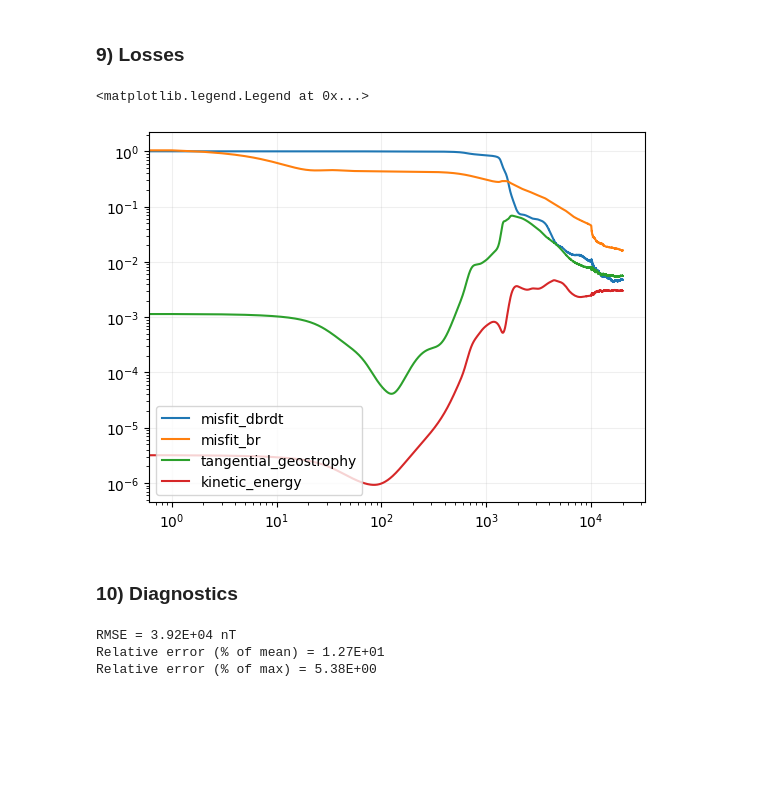
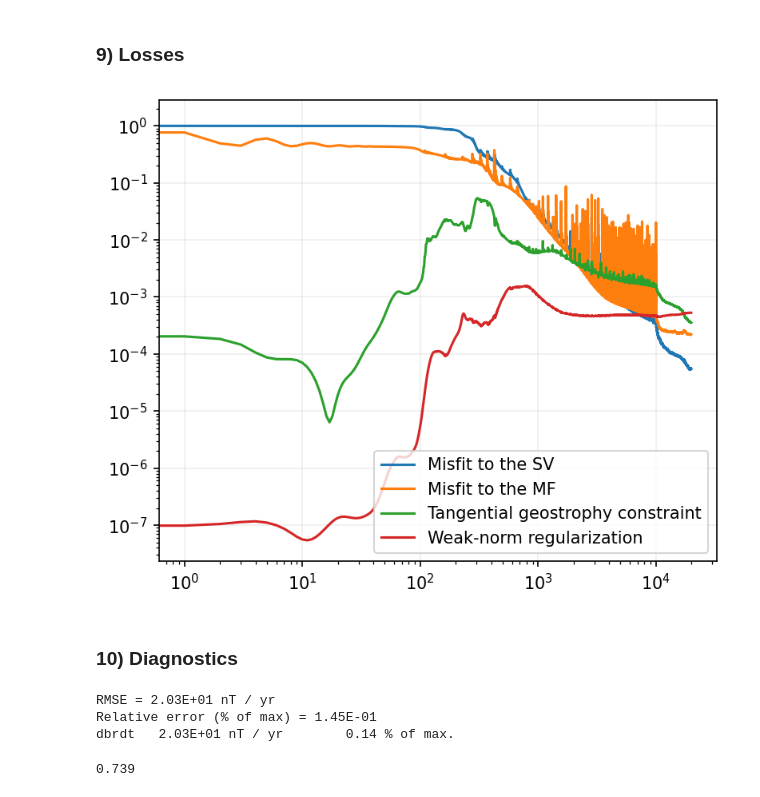
Before and after one commit to RomainClaveau/pygeopinn, a Jupyter notebook: PiNNs.ipynb, the cells around one changed output. Cells and saved outputs as stored; diff of their text form; code cells hidden in the pictures; blank space fills up the shorter version.

```diff
--- a/PiNNs.ipynb
+++ b/PiNNs.ipynb
@@ -43,8 +43,8 @@ time_of_study: int = 2020       # Time of the study
 number_of_inputs: int = 2       # Number of input variables (θ and φ angles)
 number_of_outputs: int = 3      # Number of output variables (uθ, uφ, br)
 
-number_of_layers: int = 1       # Number of layers
-number_of_neurons: int = 16     # Number of neurons
+number_of_layers: int = 5       # Number of layers
+number_of_neurons: int = 64     # Number of neurons
 
 number_epochs: int = 10000      # Number of epochs
 
@@ -55,9 +55,9 @@ grid_size: int = 3              # Using 3deg per 3deg grid
 
 patch: tuple = (5, 85, 5, 85)   # Defining the patch
 
-use_synthetic_sv: bool = False  # Do we use a synthetic SV?
+use_synthetic_sv: bool = True   # Do we use a synthetic SV?
 
-losses: dict = {                # The different losses to use (available: misfit_dbrdt, misfit_br, tangential_geostrophy, kinetic_energy, vorticity)
+losses: dict = {                # The different losses to use (available: misfit_dbrdt, misfit_br, tangential_geostrophy, weak_norm, vorticity)
     "misfit_dbrdt": 1,
     "misfit_br": 1,
     "tangential_geostrophy": 1e4,
@@ -212,7 +212,7 @@ idx_phi_max = None if idx_phi_max + 1 == len(phis_deg) else idx_phi_max + 1
 
 # Defining the slices (to ease the notation afterwards)
 slice_thetas = slice(idx_theta_min, idx_theta_max, 1)
-slice_phis = slice(idx_phi_min, idx_theta_max, 1)
+slice_phis = slice(idx_phi_min, idx_phi_max, 1)
 
 # Creating the grid
 thetas_grid, phis_grid = numpy.meshgrid(thetas, phis, indexing="ij")
@@ -480,6 +483,6 @@ predictions = {
 # %%
 # The name of the quantity we want to map
-name = "br"
+name = "dbrdt"
 # %%
 # Defining the grid in longitudes and latitudes
 latitudes = pygeo.convertThetasToLatitudes(thetas)
@@ -535,31 +570,61 @@ fig.tight_layout()
 # %% [markdown]
 ### 9) Losses
 # %%
+labels = {
+    "misfit_dbrdt": "Misfit to the SV",
+    "misfit_br": "Misfit to the MF",
+    "tangential_geostrophy": "Tangential geostrophy constraint",
+    "kinetic_energy": "Weak-norm regularization"
+}
+
+fig, ax = plt.subplots(1, 1, figsize=(6, 5), dpi=150)
+
 for name in saved_losses:
-    plt.loglog(saved_losses[name], label=name)
+    ax.loglog(saved_losses[name], label=labels[name])
 
-plt.grid(alpha=0.2)
-plt.legend()
+ax.grid(alpha=0.2)
+ax.legend()
+
+fig.savefig(f"{folder}losses.png")
 # %% [output]
-<matplotlib.legend.Legend at 0x...>
-[figure, old version]
+[figure, new version]
 # %% [markdown]
 ### 10) Diagnostics
 # %%
-name = "br"
+name = "dbrdt"
 
 obs = observations[name][slice_thetas, slice_phis]
 pred = predictions[name]
 Δ = numpy.abs(obs - pred)
 
 rmse = numpy.sqrt(numpy.mean(Δ**2))
-re_mean = 100 * numpy.sqrt((Δ**2).mean() / (obs**2).mean())
-re_max = 100 * numpy.sqrt((Δ**2).mean() / (obs**2).max())
+re_max = 100 * Δ.mean() / numpy.abs(obs).max()
 
 print(f"RMSE = {rmse:.2E} {units[name]}")
-print(f"Relative error (% of mean) = {re_mean:.2E}")
 print(f"Relative error (% of max) = {re_max:.2E}")
+
+print(f"{name}\t{rmse:.2E} {units[name]}\t{round(re_max, 2)} % of max.")
 # %% [output]
-RMSE = 3.92E+04 nT
-Relative error (% of mean) = 1.27E+01
-Relative error (% of max) = 5.38E+00
+RMSE = 2.03E+01 nT / yr
+Relative error (% of max) = 1.45E-01
+dbrdt   2.03E+01 nT / yr        0.14 % of max.
+# %%
+uθ_pred, uφ_pred = predictions["uth"], predictions["uph"]
+uθ_obs, uφ_obs = observations["uth"][slice_thetas, slice_phis], observations["uph"][slice_thetas, slice_phis]
+
+dθ = numpy.gradient(thetas).mean()
+dφ = numpy.gradient(phis).mean()
+
+sinθ = numpy.sin(thetas_grid[slice_thetas, slice_phis])
+
+dΩ = sinθ * dθ * dφ
+
+Corr_obs_obs = numpy.sum((uθ_obs**2 + uφ_obs**2) * dΩ)
+Corr_pred_pred = numpy.sum((uθ_pred**2 + uφ_pred**2) * dΩ)
+Corr_obs_pred = numpy.sum((uθ_obs * uθ_pred + uφ_obs * uφ_pred) * dΩ)
+
+Corr = Corr_obs_pred / numpy.sqrt(Corr_obs_obs * Corr_pred_pred)
+
+print(f"{round(Corr, 3)}")
+# %% [output]
+0.739
```
Also changed, not shown: parts of 5 cells of this notebook, 56 other files.
